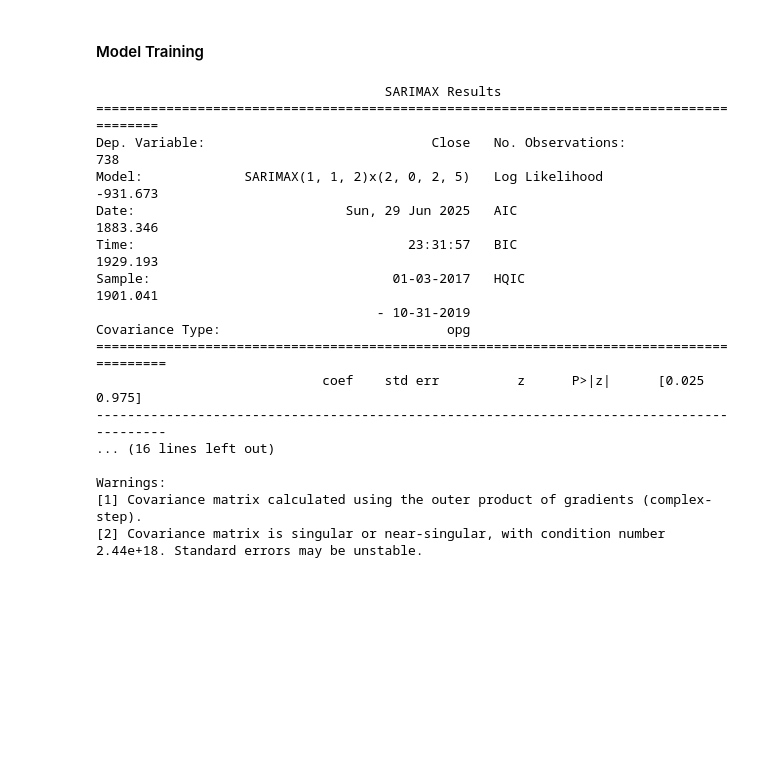
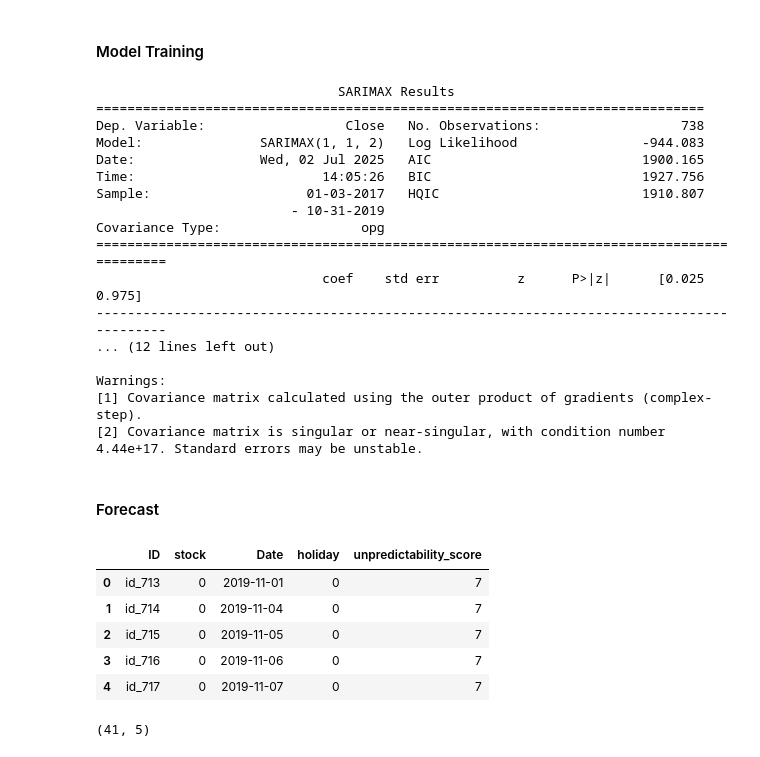
Before and after one commit to NishanD21/ARIMAX-time-series-model-on-stock-prices, a Jupyter notebook: arimax_analysis.ipynb, the cells around one changed output. Saved outputs shown, nothing was run; the diff lists cells and outputs as text; code cells hidden in the pictures; blank space fills up the shorter version.

```diff
--- a/arimax_analysis.ipynb
+++ b/arimax_analysis.ipynb
@@ -345,7 +362,6 @@ from statsmodels.tsa.statespace.sarimax import SARIMAX
 
 model_sarimax = SARIMAX(df2['Close'],
                         order =(1,1,2),
-                        seasonal_order=(2,0,2,5),
                         exog=df3,
                         enforce_invertibility= False,
                         enforce_stationarity= False )
@@ -353,20 +369,39 @@ model_sarimax = SARIMAX(df2['Close'],
 result = model_sarimax.fit(disp = False)
 print(result.summary())
 # %% [output]
-                                     SARIMAX Results
-=========================================================================================
-Dep. Variable:                             Close   No. Observations:                  738
-Model:             SARIMAX(1, 1, 2)x(2, 0, 2, 5)   Log Likelihood                -931.673
-Date:                           Sun, 29 Jun 2025   AIC                           1883.346
-Time:                                   23:31:57   BIC                           1929.193
-Sample:                               01-03-2017   HQIC                          1901.041
-                                    - 10-31-2019
-Covariance Type:                             opg
+                               SARIMAX Results
+==============================================================================
+Dep. Variable:                  Close   No. Observations:                  738
+Model:               SARIMAX(1, 1, 2)   Log Likelihood                -944.083
+Date:                Wed, 02 Jul 2025   AIC                           1900.165
+Time:                        14:05:26   BIC                           1927.756
+Sample:                    01-03-2017   HQIC                          1910.807
+                         - 10-31-2019
+Covariance Type:                  opg
 ==========================================================================================
                              coef    std err          z      P>|z|      [0.025      0.975]
 ------------------------------------------------------------------------------------------
-... (16 lines left out)
+... (12 lines left out)
 
 Warnings:
 [1] Covariance matrix calculated using the outer product of gradients (complex-step).
-[2] Covariance matrix is singular or near-singular, with condition number 2.44e+18. Standard errors may be unstable.
+[2] Covariance matrix is singular or near-singular, with condition number 4.44e+17. Standard errors may be unstable.
+# %% [markdown]
+#### Forecast
+# %%
+# reading the test data file
+
+df_test = pd.read_csv('Test_QQKW4dv.csv')
+df_test.head()
+# %% [output]
+|  | ID | stock | Date | holiday | unpredictability_score |
+| 0 | id_713 | 0 | 2019-11-01 | 0 | 7 |
+| 1 | id_714 | 0 | 2019-11-04 | 0 | 7 |
+| 2 | id_715 | 0 | 2019-11-05 | 0 | 7 |
+| 3 | id_716 | 0 | 2019-11-06 | 0 | 7 |
+| 4 | id_717 | 0 | 2019-11-07 | 0 | 7 |
+# %%
+df2_test = df_test[df_test['stock'] == 0]
+df2_test.shape
+# %% [output]
+(41, 5)
```
Also changed, not shown: parts of 7 cells of this notebook, 1 other file.
